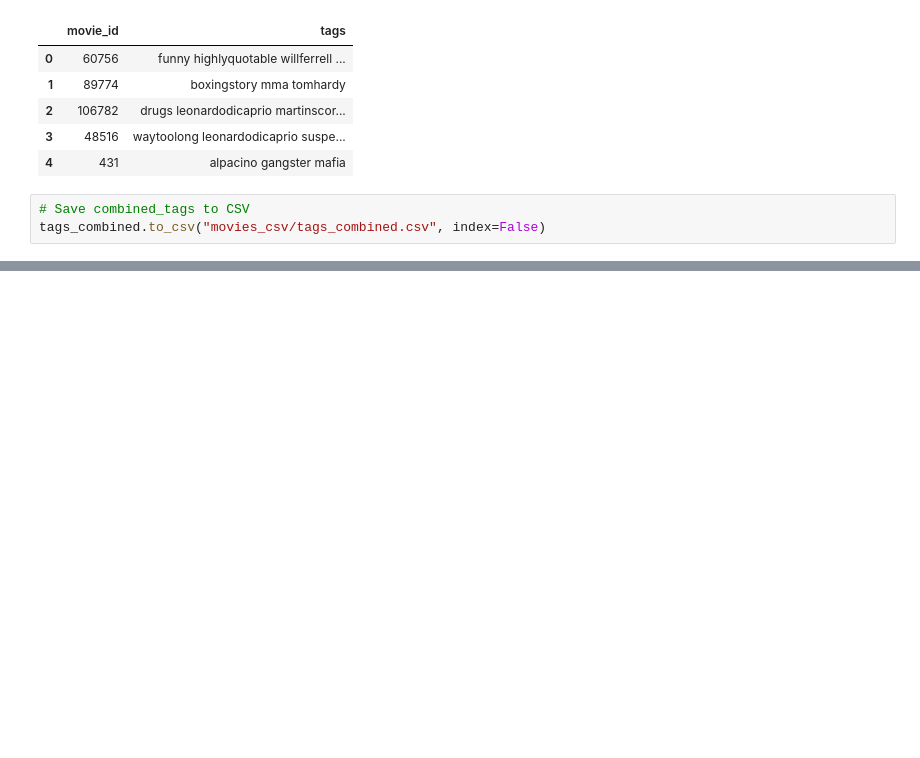
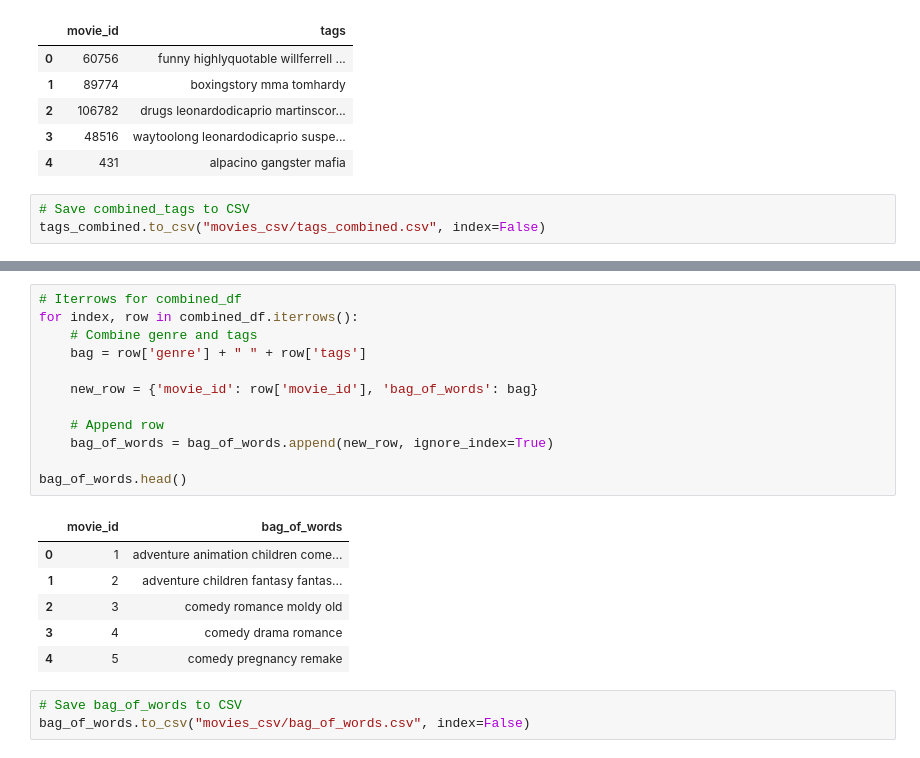
Before and after one commit to improvbutterfly/movies-project, a Jupyter notebook: CombineDataForMachineModel.ipynb, the cells around one changed output, grey strips where cells are left out. Cells and saved outputs as stored; diff of their text form; blank space fills up the shorter version.

```diff
--- a/CombineDataForMachineModel.ipynb
+++ b/CombineDataForMachineModel.ipynb
@@ -97,0 +147,22 @@ tags_combined.to_csv("movies_csv/tags_combined.csv", index=False)
+# %%
+# Iterrows for combined_df
+for index, row in combined_df.iterrows():
+    # Combine genre and tags
+    bag = row['genre'] + " " + row['tags']
+
+    new_row = {'movie_id': row['movie_id'], 'bag_of_words': bag}
+
+    # Append row
+    bag_of_words = bag_of_words.append(new_row, ignore_index=True)
+
+bag_of_words.head()
+# %% [output]
+|  | movie_id | bag_of_words |
+| 0 | 1 | adventure animation children come... |
+| 1 | 2 | adventure children fantasy fantas... |
+| 2 | 3 | comedy romance moldy old |
+| 3 | 4 | comedy drama romance |
+| 4 | 5 | comedy pregnancy remake |
+# %%
+# Save bag_of_words to CSV
+bag_of_words.to_csv("movies_csv/bag_of_words.csv", index=False)
```
Also changed, not shown: parts of 4 cells of this notebook, 1 other file.
